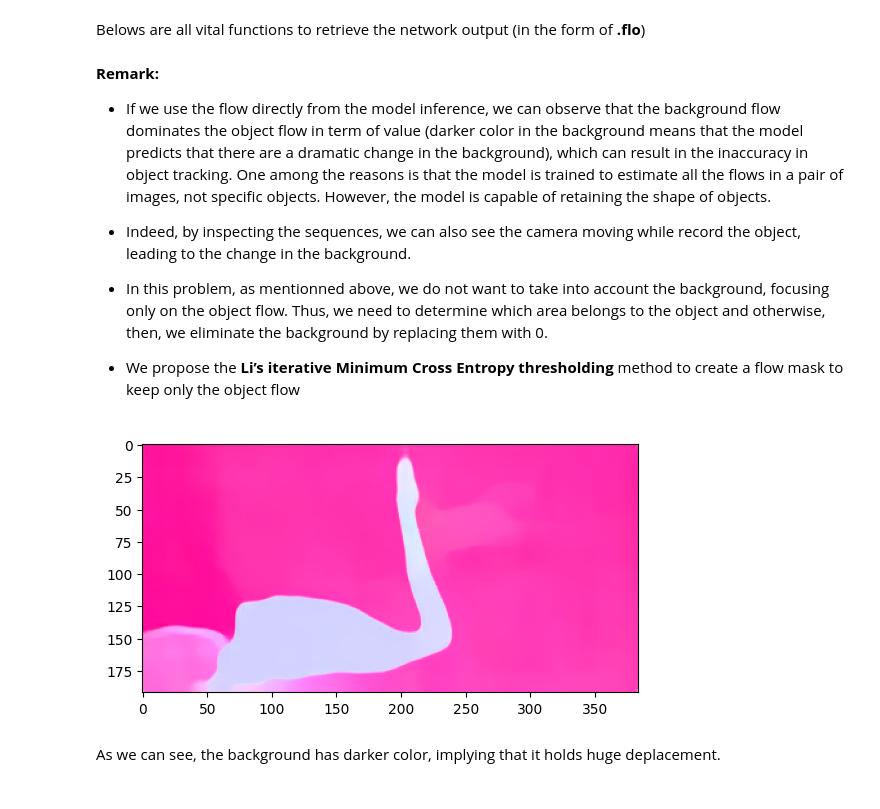
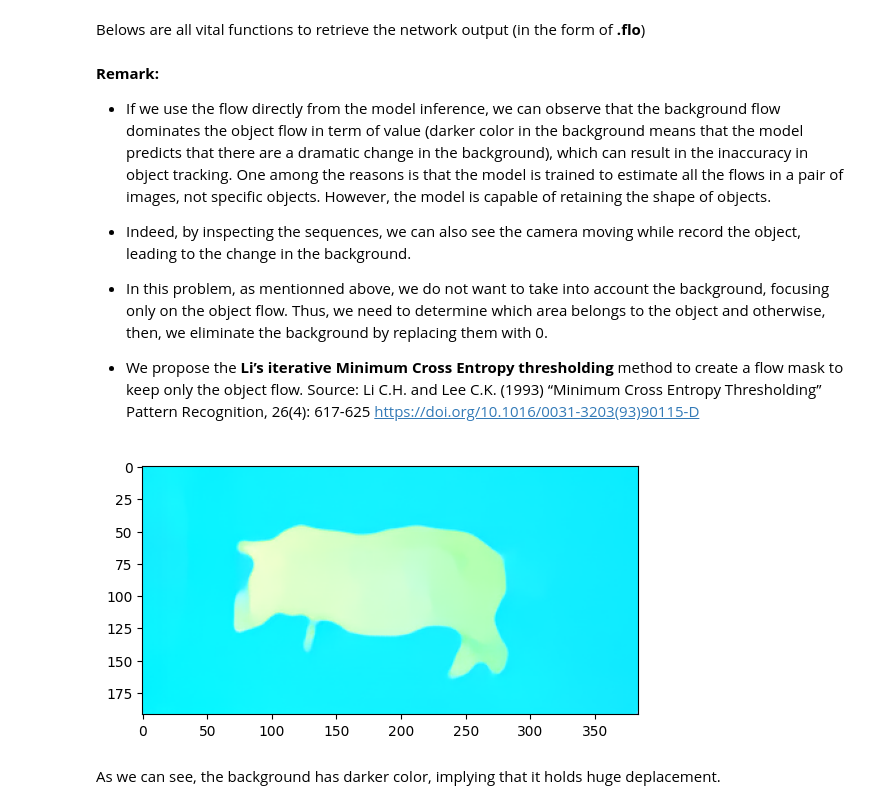
Before and after one commit to huyhoangpjn/Computer-Vision-2024-Project-Flow-net-2, a Jupyter notebook: prepare.ipynb, the cells around one changed output. Drawn from its saved outputs; the diff is of its cells as text; code cells hidden in the pictures.

Commit message:
add begin mask influence

```diff
--- a/prepare.ipynb
+++ b/prepare.ipynb
@@ -357,11 +357,11 @@ def make_color_wheel():
 
 - In this problem, as mentionned above, we do not want to take into account the background, focusing only on the object flow. Thus, we need to determine which area belongs to the object and otherwise, then, we eliminate the background by replacing them with 0.
 
-- We propose the **Li’s iterative Minimum Cross Entropy thresholding** method to create a flow mask to keep only the object flow
+- We propose the **Li’s iterative Minimum Cross Entropy thresholding** method to create a flow mask to keep only the object flow. Source: Li C.H. and Lee C.K. (1993) “Minimum Cross Entropy Thresholding” Pattern Recognition, 26(4): 617-625 https://doi.org/10.1016/0031-3203(93)90115-D
 # %%
-show_flow('/content/drive/MyDrive/Project_CV/flownet2-pytorch/datasets/swan/optical_flow/direct/inference/run.epoch-0-flow-field/000024.flo')
+show_flow('/content/drive/MyDrive/Project_CV/flownet2-pytorch/datasets/rhino/optical_flow/direct/inference/run.epoch-0-flow-field/000024.flo')
 # %% [output]
-[figure, old version]
+[figure, new version]
 # %% [markdown]
 As we can see, the background has darker color, implying that it holds huge deplacement.
 # %% [markdown]
```
Also changed, not shown: parts of 13 cells of this notebook.
